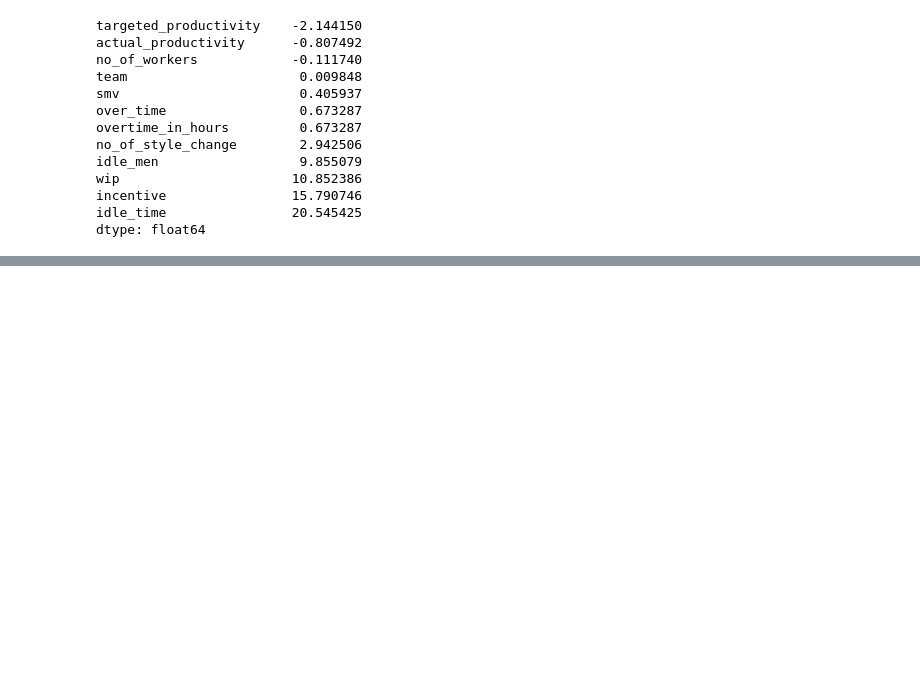
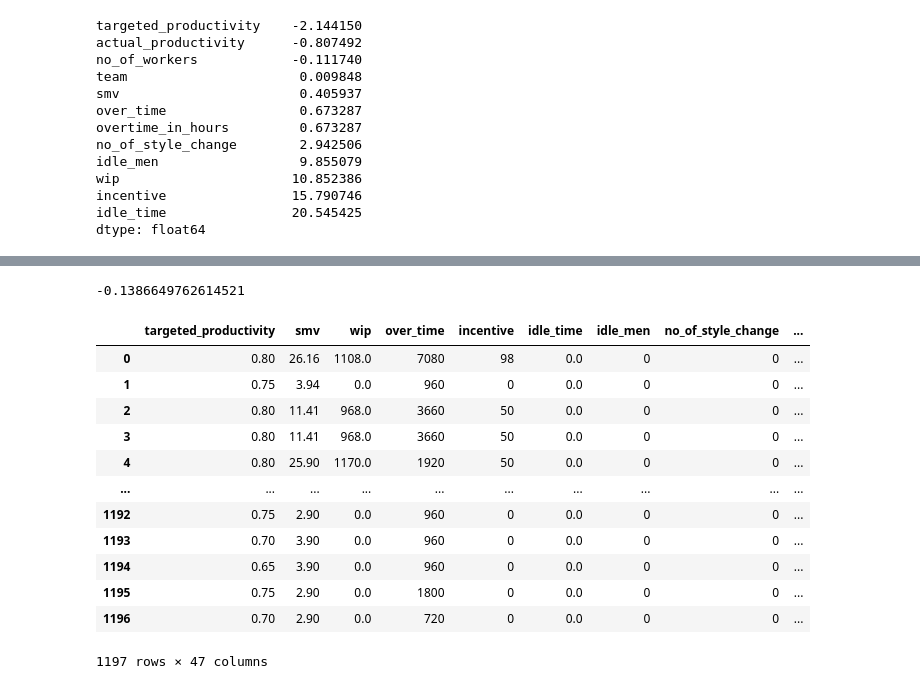
Before and after one commit to faithfulalabi/Garment_Employees_Productivity, a Jupyter notebook: Garment_Employees.ipynb, the cells around one changed output, grey strips where cells are left out. Drawn from its saved outputs; the diff is of its cells as text; code cells hidden in the pictures; blank space fills up the shorter version.

```diff
--- a/Garment_Employees.ipynb
+++ b/Garment_Employees.ipynb
@@ -472,0 +445,33 @@ def show_model_scores(x,y):
+# %%
+df['actual_productivity'].skew()
+# %% [output]
+-0.1386649762614521
+# %%
+# seperates out ints and strs, convertes string to ints with one hor encoding
+df_nums = df.select_dtypes(exclude='object')
+df_objs = df.select_dtypes(include='object')
+df_objs = pd.get_dummies(df_objs,drop_first=True)
+final_df = pd.concat([df_nums,df_objs],axis=1)
+# %%
+# drop the date column
+final_df.drop('date',axis=1,inplace=True)
+# %%
+# forgot to onehot encode team colum, it is also categorical
+final_df= pd.concat([final_df,pd.get_dummies(final_df['team'],prefix='team')],axis=1)
+final_df.drop('team',axis=1,inplace=True)
+# %%
+final_df
+# %% [output]
+|  | targeted_productivity | smv | wip | over_time | incentive | idle_time | idle_men | no_of_style_change | ... |
+| 0 | 0.80 | 26.16 | 1108.0 | 7080 | 98 | 0.0 | 0 | 0 | ... |
+| 1 | 0.75 | 3.94 | 0.0 | 960 | 0 | 0.0 | 0 | 0 | ... |
+| 2 | 0.80 | 11.41 | 968.0 | 3660 | 50 | 0.0 | 0 | 0 | ... |
+| 3 | 0.80 | 11.41 | 968.0 | 3660 | 50 | 0.0 | 0 | 0 | ... |
+| 4 | 0.80 | 25.90 | 1170.0 | 1920 | 50 | 0.0 | 0 | 0 | ... |
+| ... | ... | ... | ... | ... | ... | ... | ... | ... | ... |
+| 1192 | 0.75 | 2.90 | 0.0 | 960 | 0 | 0.0 | 0 | 0 | ... |
+| 1193 | 0.70 | 3.90 | 0.0 | 960 | 0 | 0.0 | 0 | 0 | ... |
+| 1194 | 0.65 | 3.90 | 0.0 | 960 | 0 | 0.0 | 0 | 0 | ... |
+| 1195 | 0.75 | 2.90 | 0.0 | 1800 | 0 | 0.0 | 0 | 0 | ... |
+| 1196 | 0.70 | 2.90 | 0.0 | 720 | 0 | 0.0 | 0 | 0 | ... |
+1197 rows × 47 columns
```
Also changed, not shown: parts of 35 cells of this notebook.
